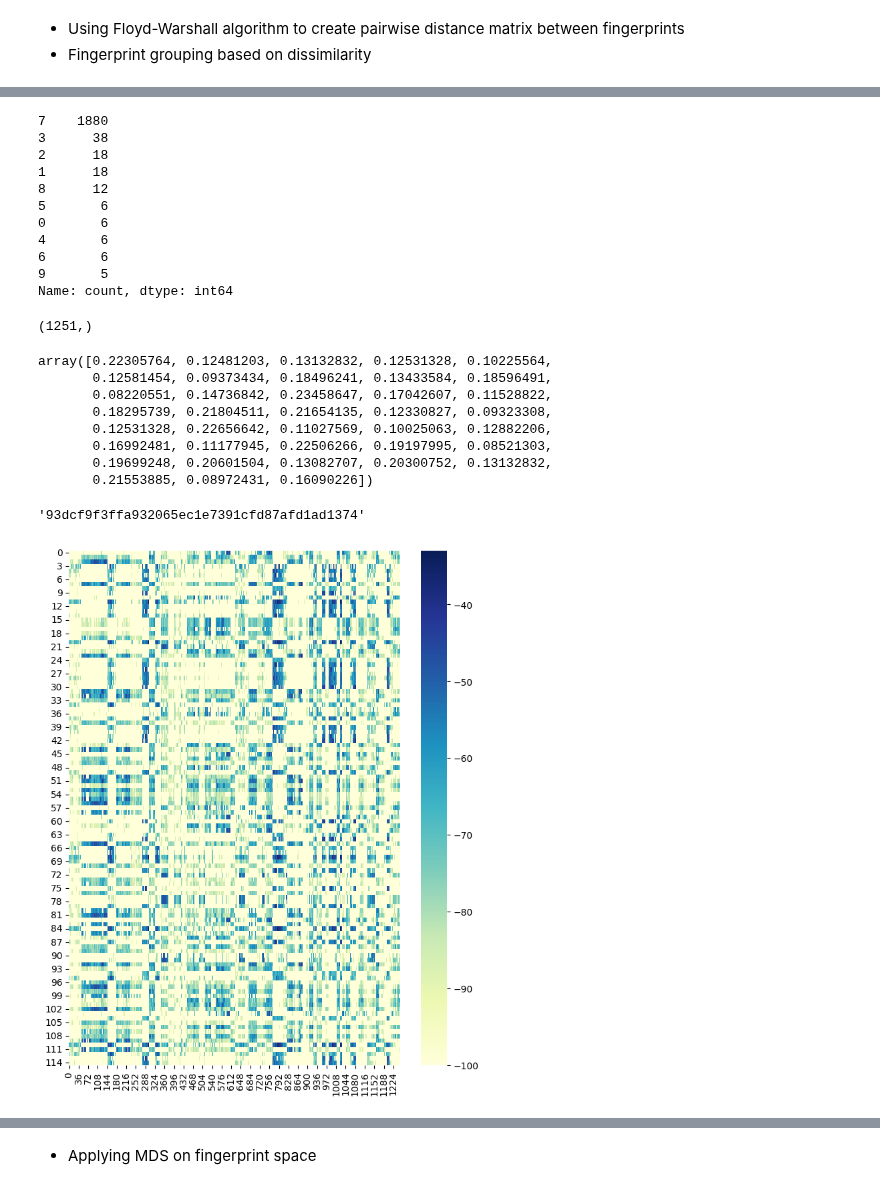
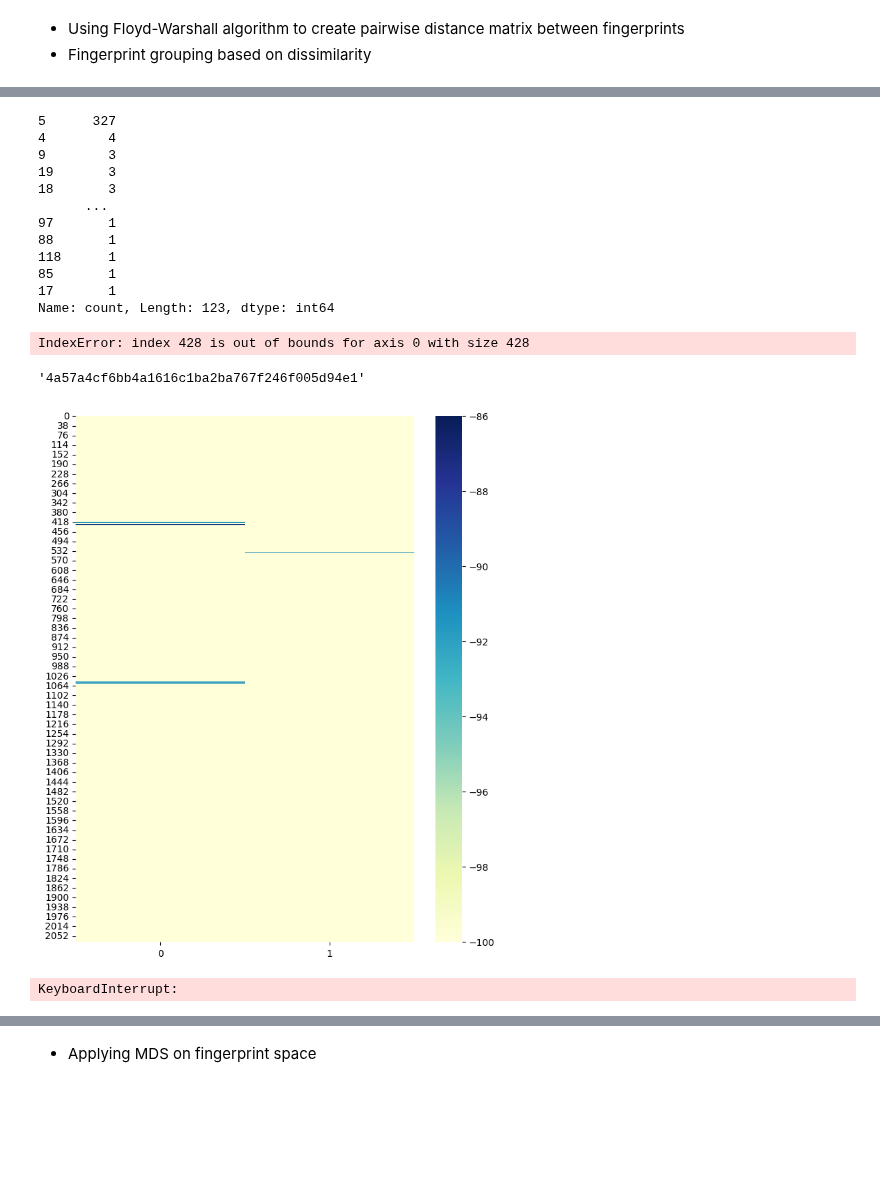
Before and after one commit to hungnd11/my-thesis, a Jupyter notebook: code/notebooks/lifs.ipynb, the cells around one changed output, grey strips where cells are left out. Drawn from its saved outputs; the diff is of its cells as text; code cells hidden in the pictures; blank space fills up the shorter version.

```diff
--- a/code/notebooks/lifs.ipynb
+++ b/code/notebooks/lifs.ipynb
@@ -313,6 +326,8 @@ def extract_wifi_df_list(files, time_shift_tol_ms: int = 2000):
   for file in files:
     path_datas = read_data_file(file)
     wifi_df = extract_wifi_df(path_datas.wifi, time_shift_tol_ms)
+    if wifi_df.shape[0] == 0:
+      continue
     wifi_df_list.append(wifi_df)
 
   return wifi_df_list
@@ -361,13 +370,14 @@ def extract_FD(path_datas, bssid_vector, window_size=5, swing_threshold=2, stanc
   for i in range(len(wifi_t) - 1):
     curr_time, next_time = wifi_t[i], wifi_t[i + 1]
     indices = np.where((acce_ts >= curr_time) & (acce_ts <= next_time))
+    if len(indices[0]) == 0:
+      fd.append(0)
+      continue
     start_idx, end_idx = indices[0][0], indices[0][-1]
     n_steps = np.count_nonzero(steps[start_idx:end_idx + 1])
     fd.append(n_steps)
   fd = np.array(fd, dtype=np.int32)
 
-  assert wifi_f.shape[0] == fd.shape[0] + 1
-
   return wifi_f, fd
 # %% [markdown]
 * Stacking fingerprints
@@ -379,6 +389,9 @@ n = 0
 
 for train_file in tqdm(train_files):
   path_datas = read_data_file(train_file)
+  if len(path_datas.wifi) == 0:
+    continue
+
   F, D = extract_FD(path_datas, bssid_vector, window_size=5, not_seen_ap_rssi=-100)
 
   start_idx = n
@@ -438,47 +513,38 @@ plt.show()
 # %%
 ap_clustering = AgglomerativeClustering(
-    n_clusters=10,
     metric="precomputed",
     linkage="average",
+    distance_threshold=0.02,
+    n_clusters=None
 ).fit(pw_d)
 # %%
 pd.Series(ap_clustering.labels_).value_counts()
 # %% [output]
-7    1880
-3      38
-2      18
-1      18
-8      12
-5       6
-0       6
-4       6
-6       6
-9       5
-Name: count, dtype: int64
+5      327
+4        4
+9        3
+19       3
+18       3
+      ...
+97       1
+88       1
+118      1
+85       1
+17       1
+Name: count, Length: 123, dtype: int64
-# %%
-ap_priority.shape
-# %% [output]
-(1251,)
 # %%
-ap_priority[np.where(ap_clustering.labels_ == 3)[0]]
+ap_priority[np.where(ap_clustering.labels_ == 5)[0]].mean()
 # %% [output]
-array([0.22305764, 0.12481203, 0.13132832, 0.12531328, 0.10225564,
-       0.12581454, 0.09373434, 0.18496241, 0.13433584, 0.18596491,
-       0.08220551, 0.14736842, 0.23458647, 0.17042607, 0.11528822,
-       0.18295739, 0.21804511, 0.21654135, 0.12330827, 0.09323308,
-       0.12531328, 0.22656642, 0.11027569, 0.10025063, 0.12882206,
-       0.16992481, 0.11177945, 0.22506266, 0.19197995, 0.08521303,
-       0.19699248, 0.20601504, 0.13082707, 0.20300752, 0.13132832,
-       0.21553885, 0.08972431, 0.16090226])
+IndexError: index 428 is out of bounds for axis 0 with size 428
 # %%
-bssid_vector[np.where(ap_clustering.labels_ == 3)[0]][np.argmax(ap_priority[np.where(ap_clustering.labels_ == 3)[0]])]
+bssid_vector[np.where(ap_clustering.labels_ == 7)[0]][np.argmax(ap_priority[np.where(ap_clustering.labels_ == 3)[0]])]
 # %% [output]
-'93dcf9f3ffa932065ec1e7391cfd87afd1ad1374'
+'4a57a4cf6bb4a1616c1ba2ba767f246f005d94e1'
 # %%
 fig, ax = plt.subplots(1, 1, figsize=(8, 10))
 
-sns.heatmap(F.T[ap_clustering.labels_ != 7, :], cmap="YlGnBu")
+sns.heatmap(F[:, np.where(ap_clustering.labels_ == 11)[0]], cmap="YlGnBu")
 
 plt.show()
 # %% [output]
-[figure, old version]
+[figure, new version]
@@ -508,4 +571,6 @@ def compute_fdist_matrix(d_dict, cluster_labels):
 
   return result
 # %%
-FD = pairwise_distances(F, metric="l1")
+FD = pairwise_distances(F / 100, metric="l1")
+# %% [output]
+KeyboardInterrupt:
```
Also changed, not shown: parts of 42 cells of this notebook, 8 other files.
